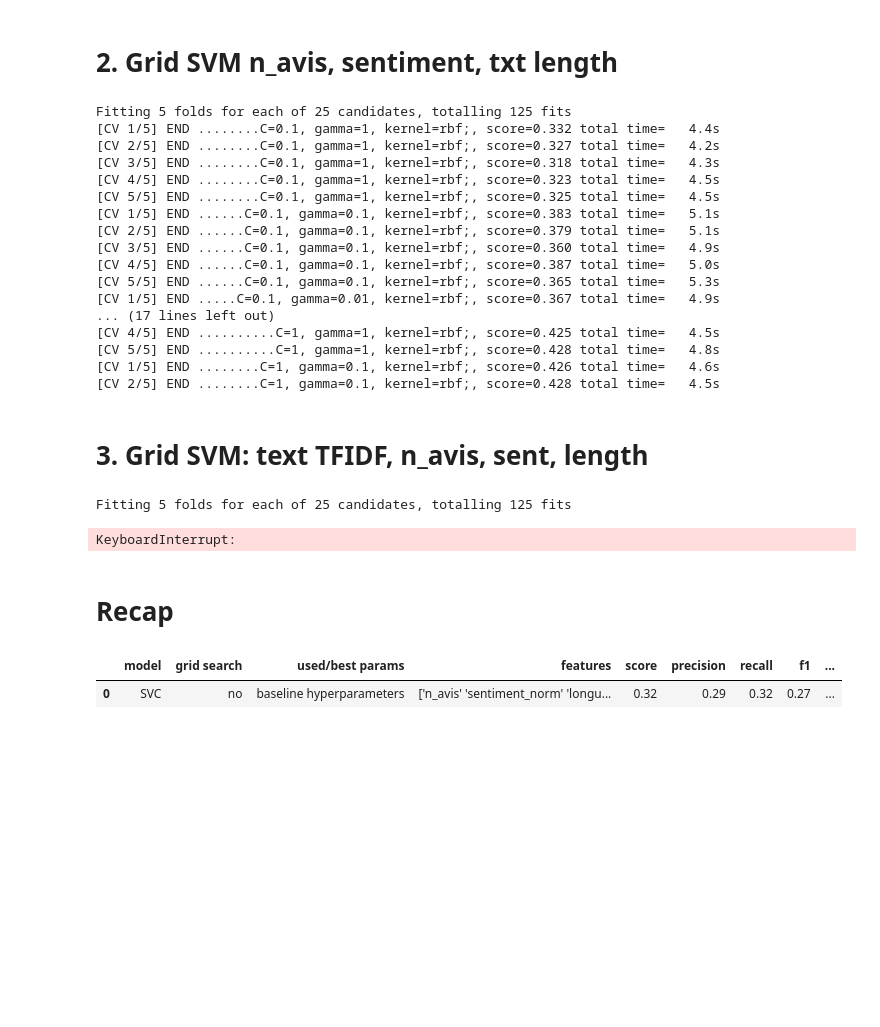
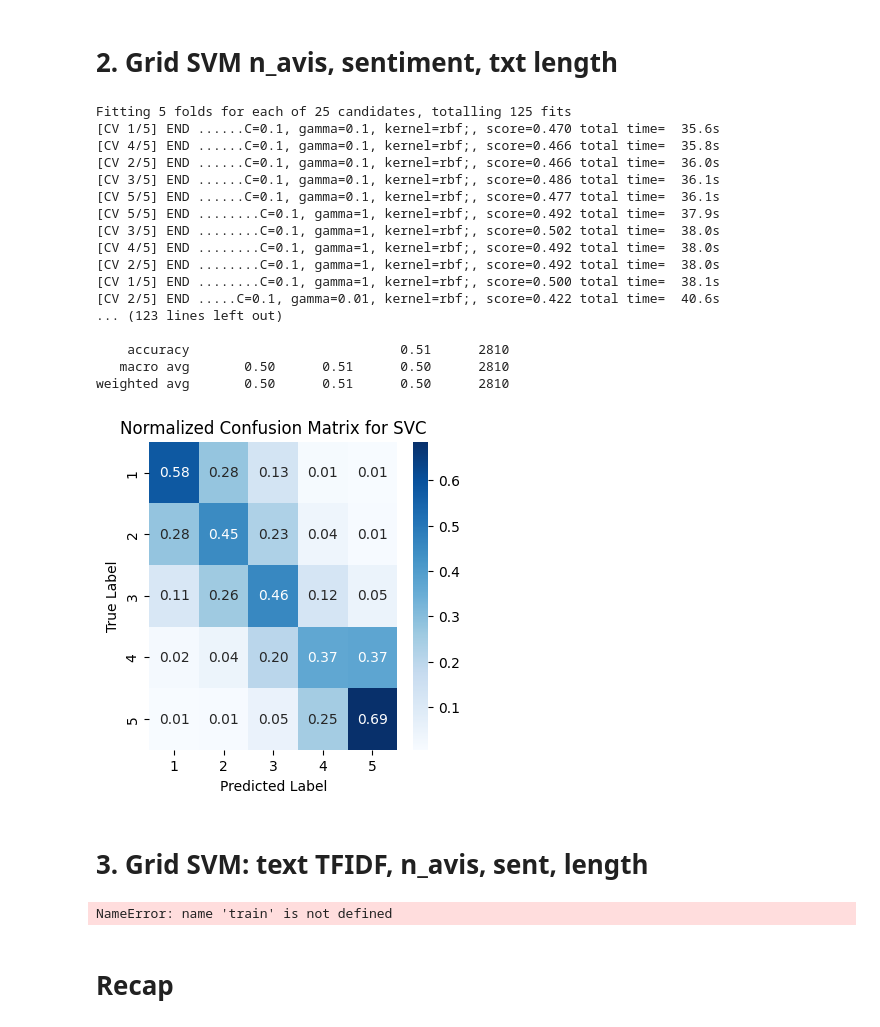
Before and after one commit to LeWaHe/SentiBank, a Jupyter notebook: notebooks/8_A_prediction_SVM_Grid.ipynb, the cells around one changed output. Cells and saved outputs as stored; diff of their text form; code cells hidden in the pictures; blank space fills up the shorter version.

```diff
--- a/notebooks/8_A_prediction_SVM_Grid.ipynb
+++ b/notebooks/8_A_prediction_SVM_Grid.ipynb
@@ -56,43 +65,55 @@ weighted avg       0.29      0.32      0.27      2810
 # %% [markdown]
 # 2. Grid SVM n_avis, sentiment, txt length
 # %%
-test_name ="SVM - GRID n_avis, sentiment, text length"
+test_name =f"{model_name}- GRID n_avis, sentiment, text length, companies"
 # definir des hyper paramètres à tester
 param_grid = {'C': [0.1, 1, 10, 100, 1000],
               'gamma': [1, 0.1, 0.01, 0.001, 0.0001],
               'kernel': ['rbf']}
 
 # tester les différents paramètres
 t0= time.time()
-model = GridSearchCV(svm.SVC(random_state = 7), param_grid, refit = True, verbose = 3)
+model = GridSearchCV(svm.SVC(random_state = 7), param_grid, n_jobs= -1,refit = True, verbose = 3)
 model.fit(X_train, y_train)
 print("best parameters", model.best_params_)
 model_report(test_name, model_name)
 # %% [output]
 Fitting 5 folds for each of 25 candidates, totalling 125 fits
-[CV 1/5] END ........C=0.1, gamma=1, kernel=rbf;, score=0.332 total time=   4.4s
-[CV 2/5] END ........C=0.1, gamma=1, kernel=rbf;, score=0.327 total time=   4.2s
-[CV 3/5] END ........C=0.1, gamma=1, kernel=rbf;, score=0.318 total time=   4.3s
-[CV 4/5] END ........C=0.1, gamma=1, kernel=rbf;, score=0.323 total time=   4.5s
-[CV 5/5] END ........C=0.1, gamma=1, kernel=rbf;, score=0.325 total time=   4.5s
-[CV 1/5] END ......C=0.1, gamma=0.1, kernel=rbf;, score=0.383 total time=   5.1s
-[CV 2/5] END ......C=0.1, gamma=0.1, kernel=rbf;, score=0.379 total time=   5.1s
-[CV 3/5] END ......C=0.1, gamma=0.1, kernel=rbf;, score=0.360 total time=   4.9s
-[CV 4/5] END ......C=0.1, gamma=0.1, kernel=rbf;, score=0.387 total time=   5.0s
-[CV 5/5] END ......C=0.1, gamma=0.1, kernel=rbf;, score=0.365 total time=   5.3s
-[CV 1/5] END .....C=0.1, gamma=0.01, kernel=rbf;, score=0.367 total time=   4.9s
-... (17 lines left out)
-[CV 4/5] END ..........C=1, gamma=1, kernel=rbf;, score=0.425 total time=   4.5s
-[CV 5/5] END ..........C=1, gamma=1, kernel=rbf;, score=0.428 total time=   4.8s
-[CV 1/5] END ........C=1, gamma=0.1, kernel=rbf;, score=0.426 total time=   4.6s
-[CV 2/5] END ........C=1, gamma=0.1, kernel=rbf;, score=0.428 total time=   4.5s
+[CV 1/5] END ......C=0.1, gamma=0.1, kernel=rbf;, score=0.470 total time=  35.6s
+[CV 4/5] END ......C=0.1, gamma=0.1, kernel=rbf;, score=0.466 total time=  35.8s
+[CV 2/5] END ......C=0.1, gamma=0.1, kernel=rbf;, score=0.466 total time=  36.0s
+[CV 3/5] END ......C=0.1, gamma=0.1, kernel=rbf;, score=0.486 total time=  36.1s
+[CV 5/5] END ......C=0.1, gamma=0.1, kernel=rbf;, score=0.477 total time=  36.1s
+[CV 5/5] END ........C=0.1, gamma=1, kernel=rbf;, score=0.492 total time=  37.9s
+[CV 3/5] END ........C=0.1, gamma=1, kernel=rbf;, score=0.502 total time=  38.0s
+[CV 4/5] END ........C=0.1, gamma=1, kernel=rbf;, score=0.492 total time=  38.0s
+[CV 2/5] END ........C=0.1, gamma=1, kernel=rbf;, score=0.492 total time=  38.0s
+[CV 1/5] END ........C=0.1, gamma=1, kernel=rbf;, score=0.500 total time=  38.1s
+[CV 2/5] END .....C=0.1, gamma=0.01, kernel=rbf;, score=0.422 total time=  40.6s
+... (123 lines left out)
+
+    accuracy                           0.51      2810
+   macro avg       0.50      0.51      0.50      2810
+weighted avg       0.50      0.51      0.50      2810
+[figure, added]
 # %% [markdown]
 # 3. Grid SVM: text TFIDF, n_avis, sent, length
+# %%
+test_name =f"{model_name}-text TFIDF, n_avis, sentiment, text length, companies"
+# Vectorization des avis lémmatisés
+X_train = review_vector(train_df, feature_cols)
+X_test = review_vector(test_df, feature_cols)
+
+model = svm.SVC(random_state = 7)
+t0 = time.time()
+model.fit(X_train, y_train)
+# reporting
+model_report(test_name, model_name)
+# %% [output]
+NameError: name 'train' is not defined
 # %%
-test_name ="SVM - GRID text TFIDF, n_avis, sentiment, text length"
-# Vectorization des avis lémmatisés
-X_train = review_vector(train, ["n_avis","longueur_texte"])
-X_test = review_vector(test, ["n_avis","longueur_texte"])
+test_name =f"{model_name}- GRID text TFIDF, n_avis, sentiment, text length, companies"
+
 # definir des hyper paramètres à tester
 param_grid = {'C': [0.1, 1, 10, 100, 1000],
               'gamma': [1, 0.1, 0.01, 0.001, 0.0001],
@@ -100,18 +121,12 @@ param_grid = {'C': [0.1, 1, 10, 100, 1000],
 
 # tester les différents paramètres
 t0= time.time()
-model = GridSearchCV(svm.SVC(random_state = 7), param_grid, refit = True, verbose = 3)
+model = GridSearchCV(svm.SVC(random_state = 7), param_grid, n_jobs= -1, refit = True, verbose = 3)
 model.fit(X_train, y_train)
 # reporting
-model_report(test_name)
+model_report(test_name, model_name)
-# %% [output]
-Fitting 5 folds for each of 25 candidates, totalling 125 fits
-KeyboardInterrupt:
 # %% [markdown]
 # Recap
 # %%
-bench = pd.read_csv(f'../reports/{model_name}_model_benchmark.csv', index_col=0)
-bench[bench.model == type(model).__name__]
+bench = pd.read_csv(f'../reports/benchmark/{model_name}_model_benchmark.csv', index_col=0).drop_duplicates(subset=['model'], keep= "last")
+bench
-# %% [output]
-|  | model | grid search | used/best params | features | score | precision | recall | f1 | ... |
-| 0 | SVC | no | baseline hyperparameters | ['n_avis' 'sentiment_norm' 'longu... | 0.32 | 0.29 | 0.32 | 0.27 | ... |
```
Also changed, not shown: parts of 4 cells of this notebook, 33 other files.
